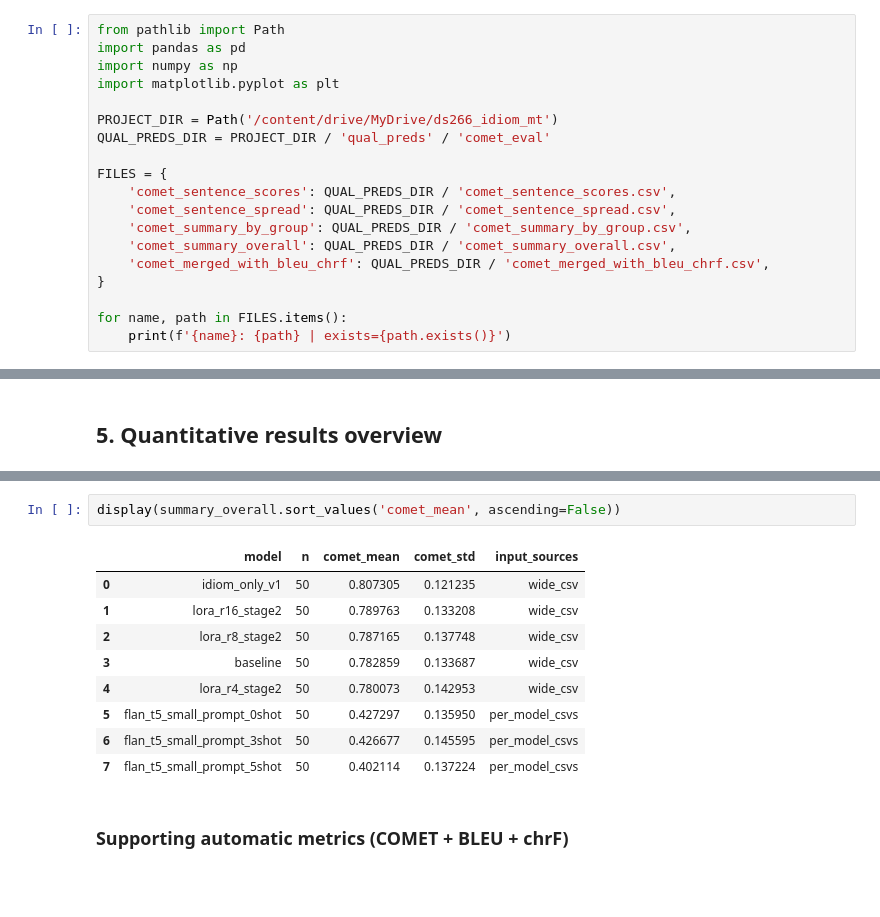
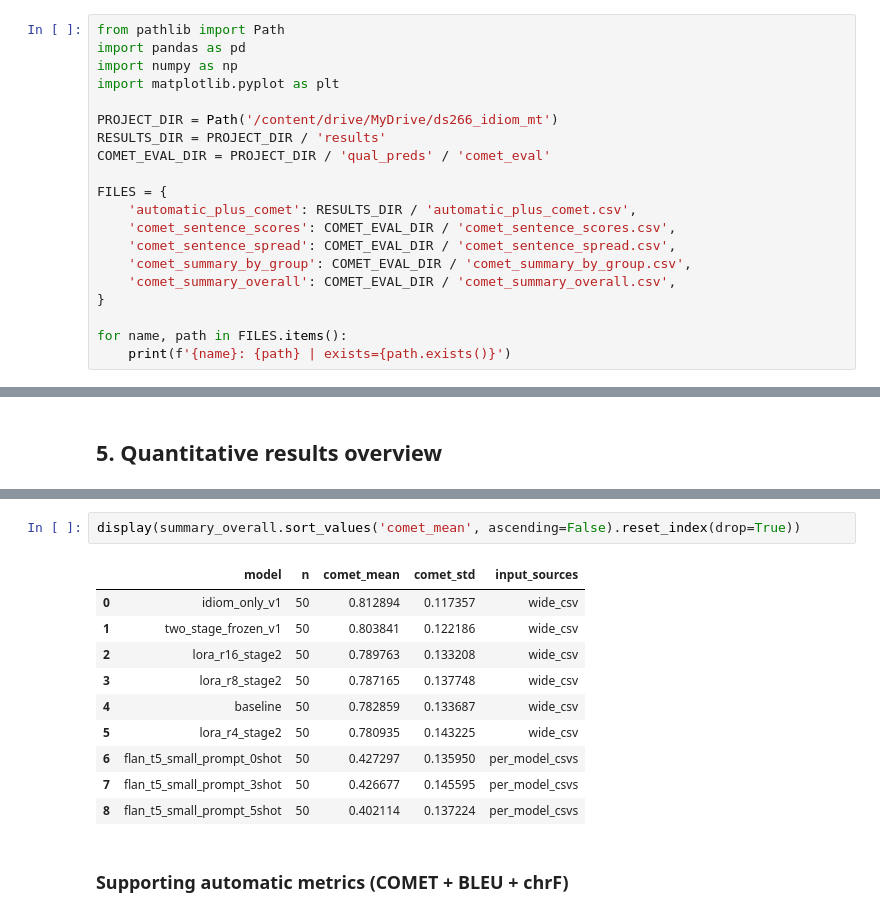
Before and after one commit to auntiepersilla/Idiom_Aware_MT_Finetuning_EN-DE, a Jupyter notebook: notebooks/11_analysis_comet_pipeline.ipynb, the cells around one changed output, grey strips where cells are left out. Saved outputs shown, nothing was run; the diff lists cells and outputs as text; blank space fills up the shorter version.

```diff
--- a/notebooks/11_analysis_comet_pipeline.ipynb
+++ b/notebooks/11_analysis_comet_pipeline.ipynb
@@ -25,14 +25,15 @@ import numpy as np
 import matplotlib.pyplot as plt
 
 PROJECT_DIR = Path('/content/drive/MyDrive/ds266_idiom_mt')
-QUAL_PREDS_DIR = PROJECT_DIR / 'qual_preds' / 'comet_eval'
+RESULTS_DIR = PROJECT_DIR / 'results'
+COMET_EVAL_DIR = PROJECT_DIR / 'qual_preds' / 'comet_eval'
 
 FILES = {
-    'comet_sentence_scores': QUAL_PREDS_DIR / 'comet_sentence_scores.csv',
-    'comet_sentence_spread': QUAL_PREDS_DIR / 'comet_sentence_spread.csv',
-    'comet_summary_by_group': QUAL_PREDS_DIR / 'comet_summary_by_group.csv',
-    'comet_summary_overall': QUAL_PREDS_DIR / 'comet_summary_overall.csv',
-    'comet_merged_with_bleu_chrf': QUAL_PREDS_DIR / 'comet_merged_with_bleu_chrf.csv',
+    'automatic_plus_comet': RESULTS_DIR / 'automatic_plus_comet.csv',
+    'comet_sentence_scores': COMET_EVAL_DIR / 'comet_sentence_scores.csv',
+    'comet_sentence_spread': COMET_EVAL_DIR / 'comet_sentence_spread.csv',
+    'comet_summary_by_group': COMET_EVAL_DIR / 'comet_summary_by_group.csv',
+    'comet_summary_overall': COMET_EVAL_DIR / 'comet_summary_overall.csv',
 }
 
 for name, path in FILES.items():
@@ -180,15 +182,16 @@ display(summary_by_group.sort_values(['group', 'comet_mean'], ascending=[True, F
 # %%
-display(summary_overall.sort_values('comet_mean', ascending=False))
+display(summary_overall.sort_values('comet_mean', ascending=False).reset_index(drop=True))
 # %% [output]
 |  | model | n | comet_mean | comet_std | input_sources |
-| 0 | idiom_only_v1 | 50 | 0.807305 | 0.121235 | wide_csv |
-| 1 | lora_r16_stage2 | 50 | 0.789763 | 0.133208 | wide_csv |
-| 2 | lora_r8_stage2 | 50 | 0.787165 | 0.137748 | wide_csv |
-| 3 | baseline | 50 | 0.782859 | 0.133687 | wide_csv |
-| 4 | lora_r4_stage2 | 50 | 0.780073 | 0.142953 | wide_csv |
-| 5 | flan_t5_small_prompt_0shot | 50 | 0.427297 | 0.135950 | per_model_csvs |
-| 6 | flan_t5_small_prompt_3shot | 50 | 0.426677 | 0.145595 | per_model_csvs |
-| 7 | flan_t5_small_prompt_5shot | 50 | 0.402114 | 0.137224 | per_model_csvs |
+| 0 | idiom_only_v1 | 50 | 0.812894 | 0.117357 | wide_csv |
+| 1 | two_stage_frozen_v1 | 50 | 0.803841 | 0.122186 | wide_csv |
+| 2 | lora_r16_stage2 | 50 | 0.789763 | 0.133208 | wide_csv |
+| 3 | lora_r8_stage2 | 50 | 0.787165 | 0.137748 | wide_csv |
+| 4 | baseline | 50 | 0.782859 | 0.133687 | wide_csv |
+| 5 | lora_r4_stage2 | 50 | 0.780935 | 0.143225 | wide_csv |
+| 6 | flan_t5_small_prompt_0shot | 50 | 0.427297 | 0.135950 | per_model_csvs |
+| 7 | flan_t5_small_prompt_3shot | 50 | 0.426677 | 0.145595 | per_model_csvs |
+| 8 | flan_t5_small_prompt_5shot | 50 | 0.402114 | 0.137224 | per_model_csvs |
 # %% [markdown]
 ### Supporting automatic metrics (COMET + BLEU + chrF)
 # %%
```
Also changed, not shown: parts of 12 cells of this notebook.
